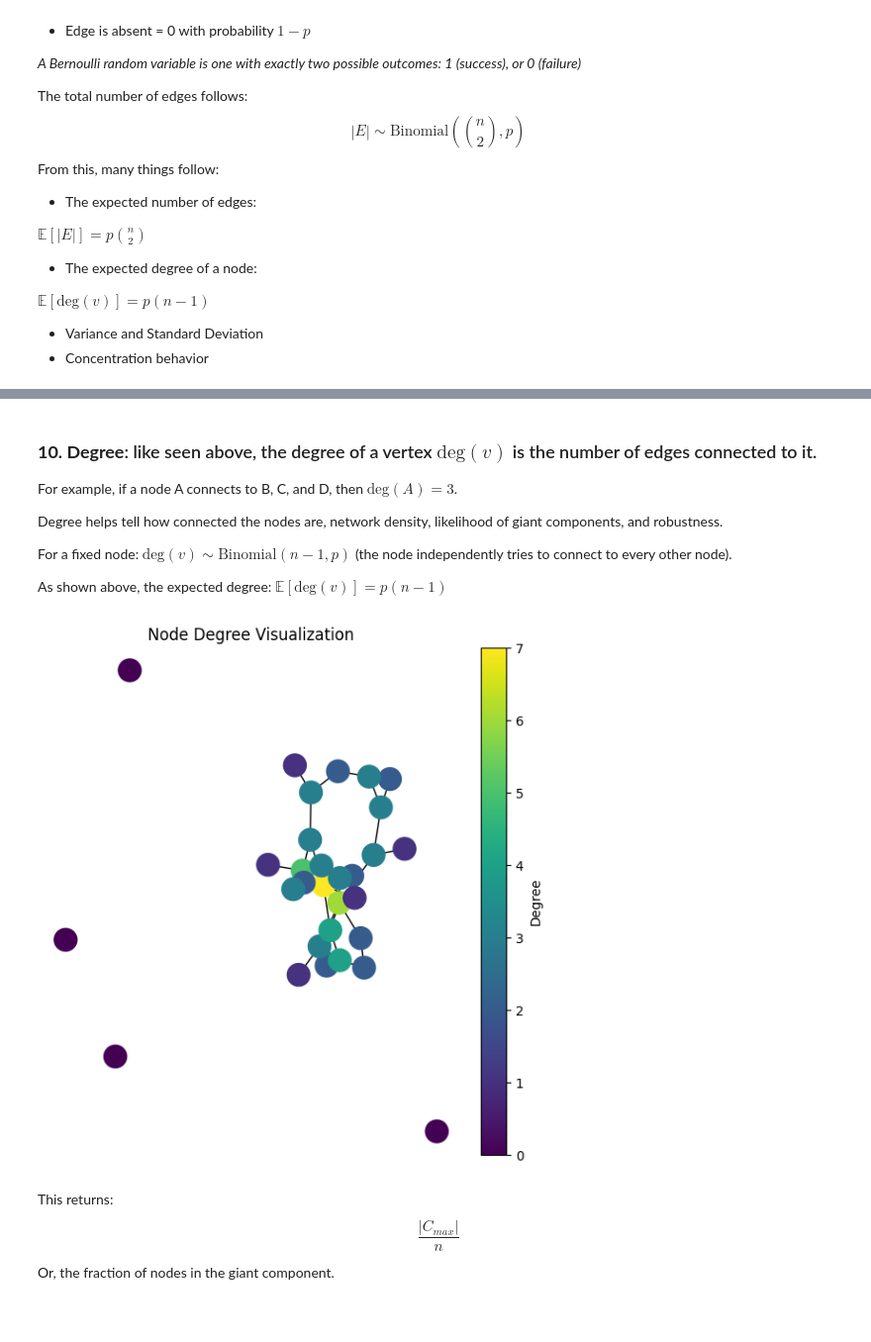
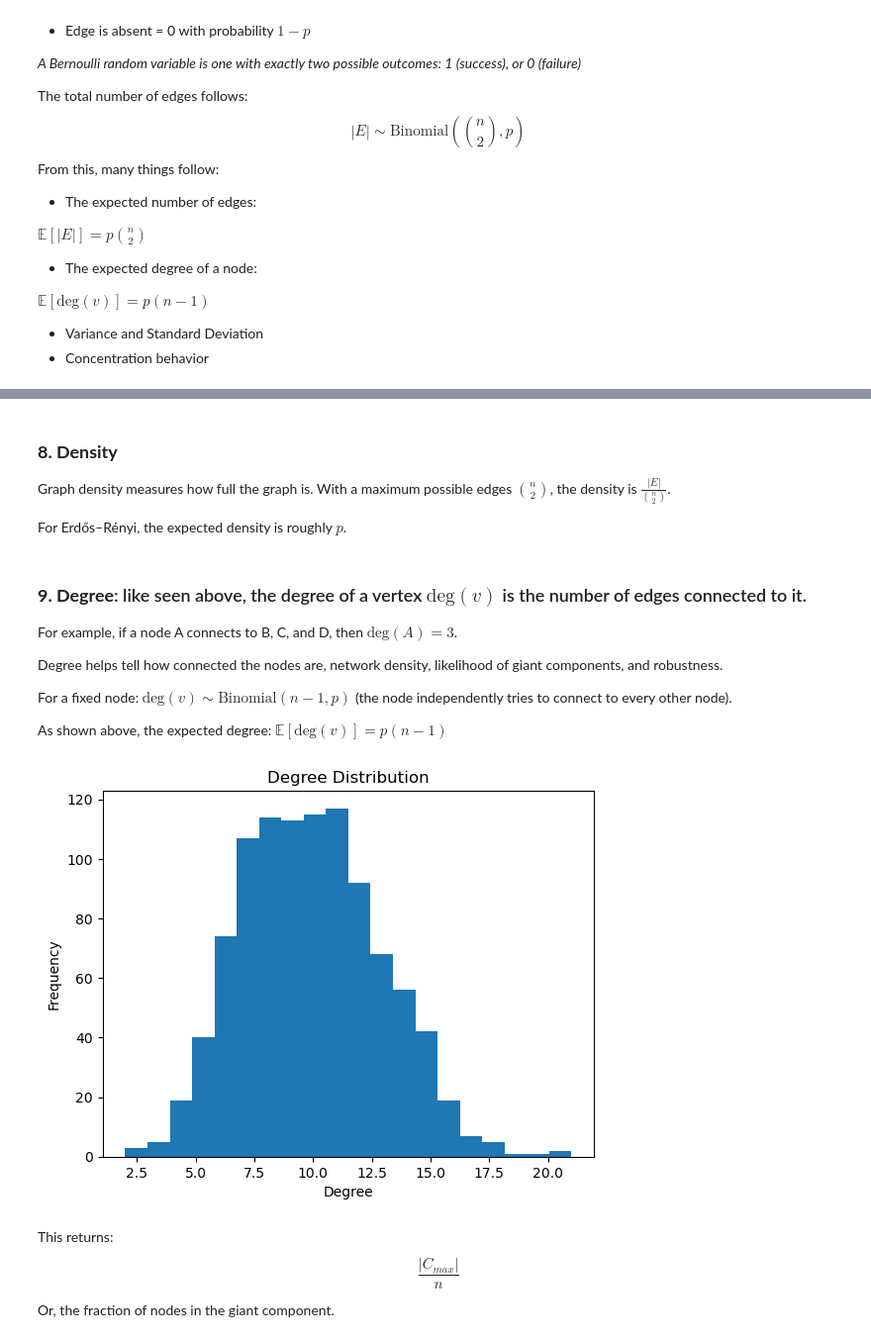
Before and after one commit to Enoch-1Liu/Erdos-Renyi, a Jupyter notebook: Erdos-Renyi.ipynb, the cells around one changed output, grey strips where cells are left out. Shown at 99% size. Saved outputs shown, nothing was run; the diff lists cells and outputs as text; code cells hidden in the pictures; blank space fills up the shorter version.

```diff
--- a/Erdos-Renyi.ipynb
+++ b/Erdos-Renyi.ipynb
@@ -197,5 +300,10 @@ For Erdős–Rényi, the expected density is roughly $p$.
+# %% [markdown]
+### **8. Density**
+Graph density measures how full the graph is. With a maximum possible edges $\binom{n}{2}$, the density is $\frac{|E|}{\binom{n}{2}}$.
+
+For Erdős–Rényi, the expected density is roughly $p$.
 # %% [markdown]
-### **10. Degree**: like seen above, the degree of a vertex $\text{deg}(v)$ is the number of edges connected to it.
+### **9. Degree**: like seen above, the degree of a vertex $\text{deg}(v)$ is the number of edges connected to it.
 
 For example, if a node A connects to B, C, and D, then $\text{deg}(A) = 3$.
 
@@ -205,31 +313,40 @@ For a fixed node: $\text{deg}(v) \sim \text{Binomial}(n-1, p)$ (the node indepen
 
 As shown above, the expected degree: $\mathbb{E}[\text{deg}(v)] = p(n-1)$
 # %%
-n = 30
-p = 0.12
+n = 1000
+p = 0.01
 
-G = nx.erdos_renyi_graph(n, p)
+G = nx.erdos_renyi_graph(n,p)
 
-degrees = [G.degree(v) for v in G.nodes()]
+degrees = [d for _, d in G.degree()]
 
-plt.figure(figsize=(7,7))
-pos = nx.spring_layout(G, seed=42)
-
-nodes = nx.draw_networkx_nodes(
-    G,
-    pos,
-    node_color=degrees,
-    cmap='viridis',
-    node_size=300
+fig = px.histogram(
+    x=degrees,
+    nbins=30,
+    title="Degree Distribution"
 )
 
-nx.draw_networkx_edges(G, pos)
-plt.colorbar(nodes, label="Degree")
-plt.title("Node Degree Visualization")
-plt.axis('off')
-plt.show()
+fig.update_layout(
+    xaxis_title="Degree",
+    yaxis_title="Frequency"
+)
+
+fig.show()
-# %% [output]
-[figure, removed]
+# %%
+n = 1000
+p = 0.01
+
+G = nx.erdos_renyi_graph(n, p)
+
+degrees = [d for _, d in G.degree()]
+
+plt.hist(degrees, bins=20)
+plt.xlabel("Degree")
+plt.ylabel("Frequency")
+plt.title("Degree Distribution")
+plt.show()
+# %% [output]
+[figure, added]
 # %%
 def generate_graph(n, p):
     return nx.erdos_renyi_graph(n, p)
```
Also changed, not shown: parts of 19 cells of this notebook.
